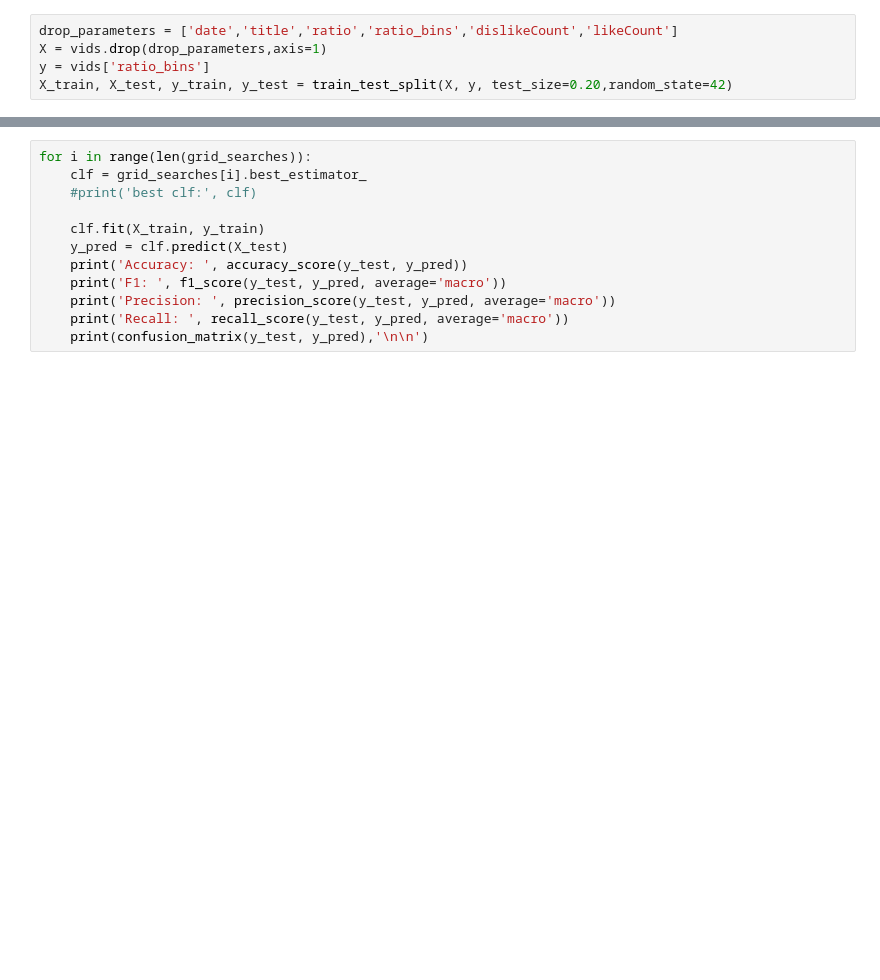
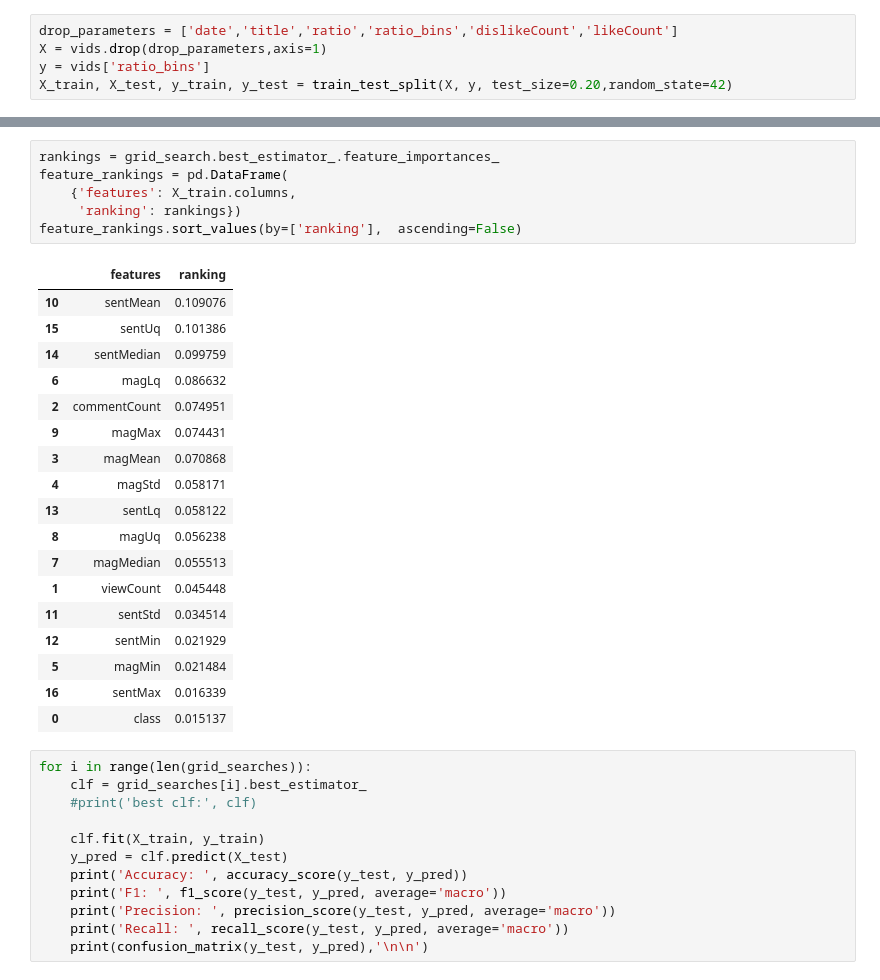
Before and after one commit to snc-89/sentiment_analysis_notebook, a Jupyter notebook: Final-portfolio-draft.ipynb, the cells around one changed output, grey strips where cells are left out. Cells and saved outputs as stored; diff of their text form; blank space fills up the shorter version.

Commit message:
added feature rankings

```diff
--- a/Final-portfolio-draft.ipynb
+++ b/Final-portfolio-draft.ipynb
@@ -727,3 +735,28 @@ Fitting 10 folds for each of 66 candidates, totalling 660 fits
+# %%
+rankings = grid_search.best_estimator_.feature_importances_
+feature_rankings = pd.DataFrame(
+    {'features': X_train.columns,
+     'ranking': rankings})
+feature_rankings.sort_values(by=['ranking'],  ascending=False)
+# %% [output]
+|  | features | ranking |
+| 10 | sentMean | 0.109076 |
+| 15 | sentUq | 0.101386 |
+| 14 | sentMedian | 0.099759 |
+| 6 | magLq | 0.086632 |
+| 2 | commentCount | 0.074951 |
+| 9 | magMax | 0.074431 |
+| 3 | magMean | 0.070868 |
+| 4 | magStd | 0.058171 |
+| 13 | sentLq | 0.058122 |
+| 8 | magUq | 0.056238 |
+| 7 | magMedian | 0.055513 |
+| 1 | viewCount | 0.045448 |
+| 11 | sentStd | 0.034514 |
+| 12 | sentMin | 0.021929 |
+| 5 | magMin | 0.021484 |
+| 16 | sentMax | 0.016339 |
+| 0 | class | 0.015137 |
 # %%
 for i in range(len(grid_searches)):
     clf = grid_searches[i].best_estimator_
```
Also changed, not shown: parts of 2 cells of this notebook.
